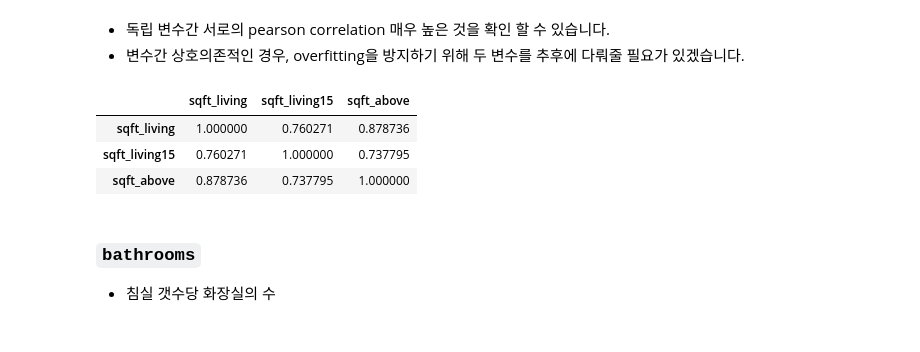
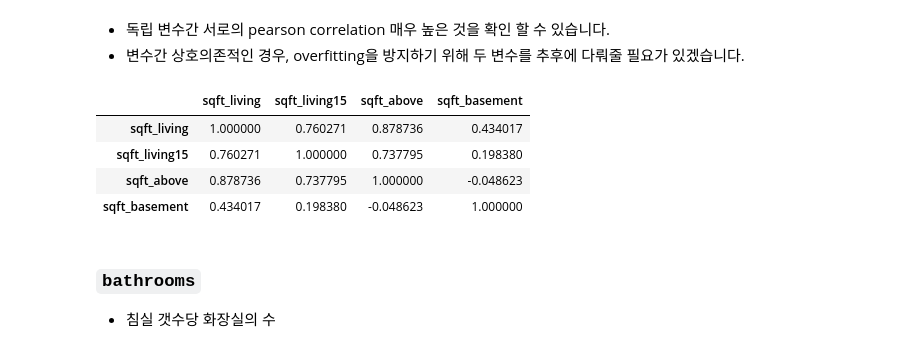
Before and after one commit to EmjayAhn/kaggle_HousePrice, a Jupyter notebook: 01_HousePriceEDA.ipynb, the cells around one changed output. Cells and saved outputs as stored; diff of their text form; code cells hidden in the pictures.

```diff
--- a/01_HousePriceEDA.ipynb
+++ b/01_HousePriceEDA.ipynb
@@ -216,12 +216,13 @@ plt.show()
 - 독립 변수간 서로의 pearson correlation 매우 높은 것을 확인 할 수 있습니다.
 - 변수간 상호의존적인 경우, overfitting을 방지하기 위해 두 변수를 추후에 다뤄줄 필요가 있겠습니다.
 # %%
-train_set[['sqft_living', 'sqft_living15', 'sqft_above']].corr()
+train_set[['sqft_living', 'sqft_living15', 'sqft_above', 'sqft_basement']].corr()
 # %% [output]
-|  | sqft_living | sqft_living15 | sqft_above |
-| sqft_living | 1.000000 | 0.760271 | 0.878736 |
-| sqft_living15 | 0.760271 | 1.000000 | 0.737795 |
-| sqft_above | 0.878736 | 0.737795 | 1.000000 |
+|  | sqft_living | sqft_living15 | sqft_above | sqft_basement |
+| sqft_living | 1.000000 | 0.760271 | 0.878736 | 0.434017 |
+| sqft_living15 | 0.760271 | 1.000000 | 0.737795 | 0.198380 |
+| sqft_above | 0.878736 | 0.737795 | 1.000000 | -0.048623 |
+| sqft_basement | 0.434017 | 0.198380 | -0.048623 | 1.000000 |
 # %% [markdown]
 ### `bathrooms`
 - 침실 갯수당 화장실의 수
```
Also changed, not shown: parts of 45 cells of this notebook.
